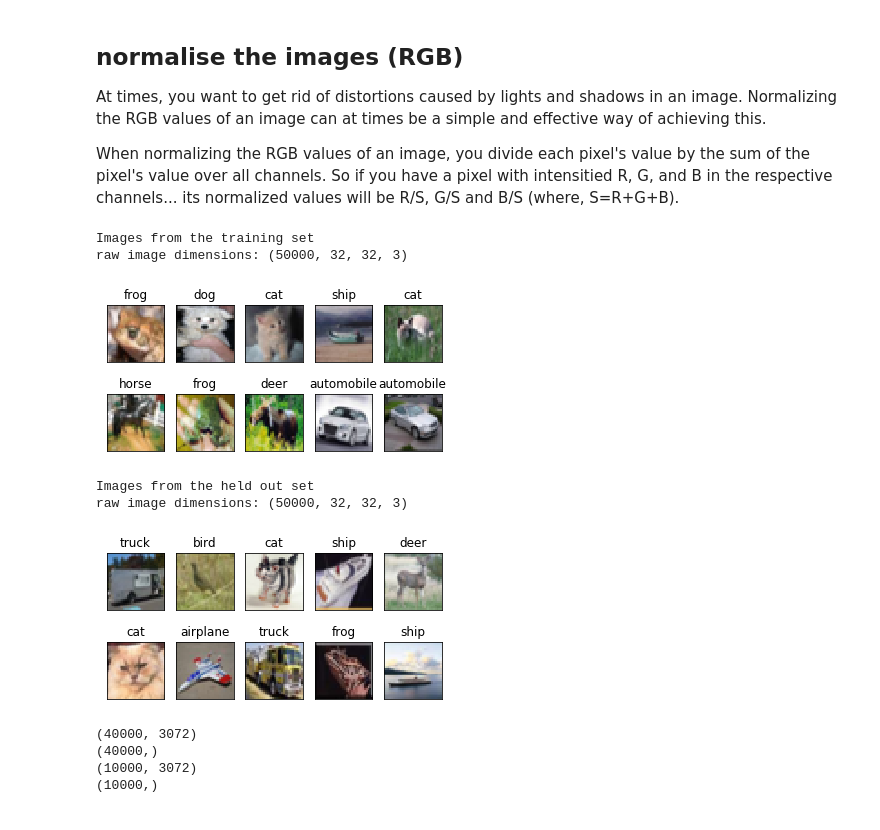
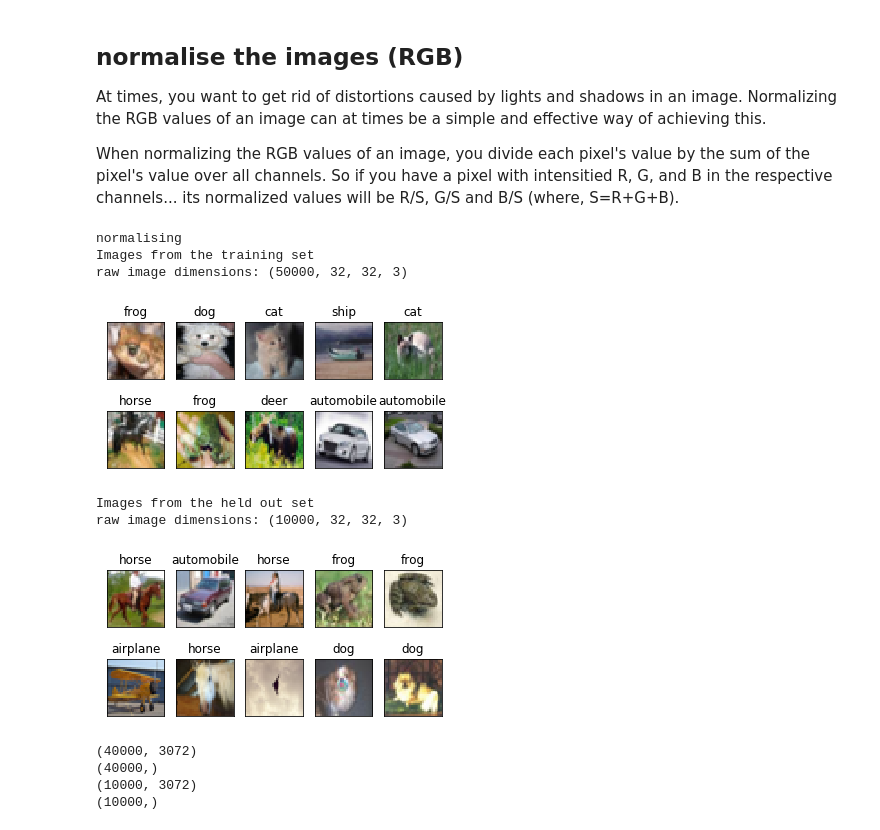
Before and after one commit to nagibshah/CIFAR-10-ImageClassifier, a Jupyter notebook: Cifar10-ImageClassifier.ipynb, the cells around one changed output. Drawn from its saved outputs; the diff is of its cells as text; code cells hidden in the pictures.

```diff
--- a/Cifar10-ImageClassifier.ipynb
+++ b/Cifar10-ImageClassifier.ipynb
@@ -53,17 +53,17 @@ def loadHeldOutBatch(filepath):
     return rawRGBFeatures, labels
 
 # image display helpers
-def printRandom10Images(rawData, seed):
-    allImages = np.rot90(np.reshape(rawRGBFeatures, (50000,32,32,3), order='F'), axes=(2,1))
+def printRandom10Images(rawData, labels, seed):
+    allImages = np.rot90(np.reshape(rawData, (rawData.shape[0],32,32,3), order='F'), axes=(2,1))
     print("raw image dimensions:", allImages.shape)
     # plot the first 10 random images to verify the conversion
     fig = plt.figure(figsize=(6,3))
     counter = 0
     random.seed(seed)
-    for i in random.sample(range(1, 50000), 10):
+    for i in random.sample(range(1, rawData.shape[0]), 10):
         ax = fig.add_subplot(2, 5, 1 + counter, xticks=[], yticks=[])
         im = allImages[i,:,:,:]
-        ax.set_title(text_labels[trainingLabels[i]])
+        ax.set_title(text_labels[labels[i]])
         plt.imshow(im)
         counter += 1
     plt.show()
@@ -109,24 +109,25 @@ When normalizing the RGB values of an image, you divide each pixel's value by th
 # %%
 # normalise
 rawRGBFeatures = rawRGBFeatures.astype("float32") # convert the dataset to float32
 holdOutRawFeatures = holdOutRawFeatures.astype("float32")
 if not _IMAGE_NORMALISED:
     print("normalising")
     rawRGBFeatures = rawRGBFeatures/255 # normalise by dividing by 255
     holdOutRawFeatures = holdOutRawFeatures/255
     _IMAGE_NORMALISED = True
 # now plot again to see verify the image quality
 print("Images from the training set")
-printRandom10Images(rawRGBFeatures, seed=5)
+printRandom10Images(rawRGBFeatures, trainingLabels, seed=5)
 print("Images from the held out set")
-printRandom10Images(holdOutRawFeatures, seed=6)
+printRandom10Images(holdOutRawFeatures, holdOutLabels, seed=5)
 # %% [output]
+normalising
 Images from the training set
 raw image dimensions: (50000, 32, 32, 3)
 [figure]
 Images from the held out set
-raw image dimensions: (50000, 32, 32, 3)
+raw image dimensions: (10000, 32, 32, 3)
-[figure, old version]
+[figure, new version]
 # %%
 # split the data into train and test splits (80/20)
 
```
Also changed, not shown: parts of 16 cells of this notebook.
